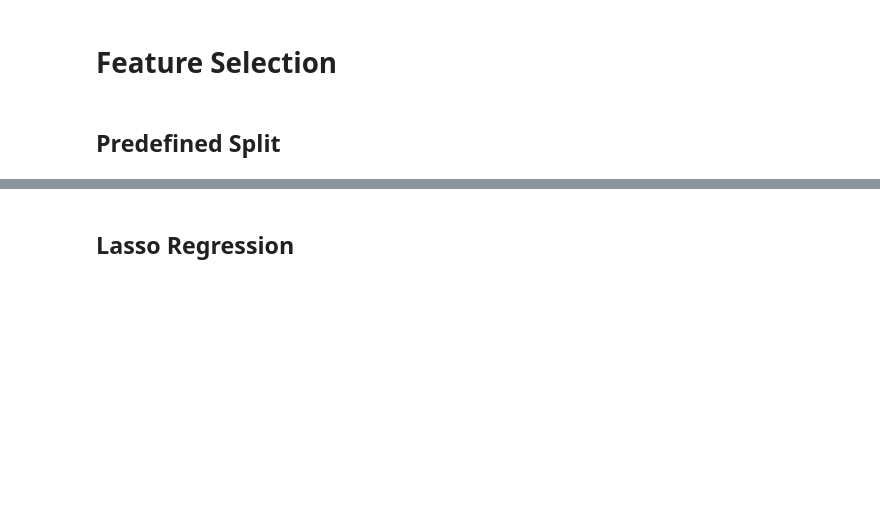
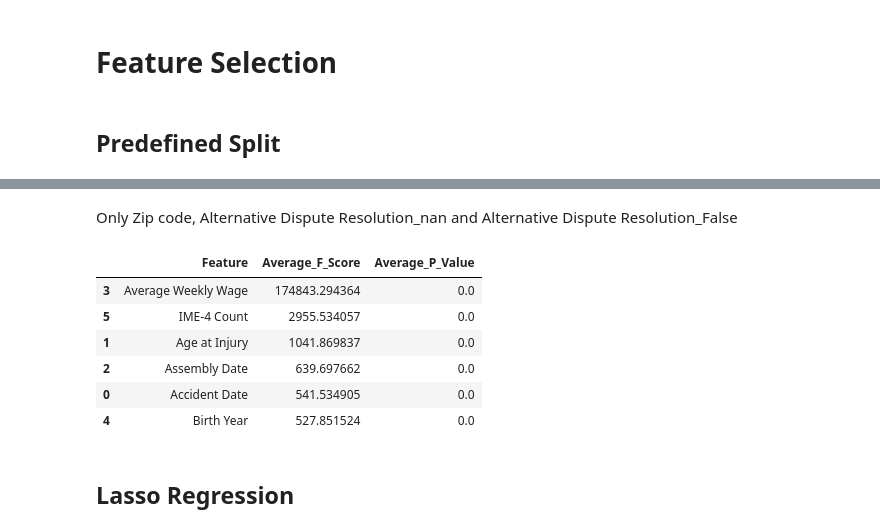
Before and after one commit to tmnstraub/ML_Group36, a Jupyter notebook: src/ModelAssessment.ipynb, the cells around one changed output, grey strips where cells are left out. Drawn from its saved outputs; the diff is of its cells as text; code cells hidden in the pictures; blank space fills up the shorter version.

Commit message:
pushing anova and chisquare

```diff
--- a/src/ModelAssessment.ipynb
+++ b/src/ModelAssessment.ipynb
@@ -184,6 +170,37 @@ def average_chi2_across_folds_with_predefined_split(X, y, ps):
     }).sort_values(by='Average_Chi2_Score', ascending=False)
 
     return results
+# %%
+from sklearn.feature_selection import f_classif
+import numpy as np
+import pandas as pd
+
+def average_anova_across_folds_with_predefined_split(X, y, ps):
+    """
+    Computes the average ANOVA F-test score and p-value across folds using a PredefinedSplit.
+    """
+    feature_scores = []
+
+    for train_idx, test_idx in ps.split():
+        X_train, y_train = X.iloc[train_idx], y[train_idx]
+
+        f_scores, p_values = f_classif(X_train, y_train)
+
+        feature_scores.append((f_scores, p_values))
+
+    f_scores_all = np.array([scores[0] for scores in feature_scores])
+    p_values_all = np.array([scores[1] for scores in feature_scores])
+
+    avg_f_scores = np.mean(f_scores_all, axis=0)
+    avg_p_values = np.mean(p_values_all, axis=0)
+
+    results = pd.DataFrame({
+        'Feature': X.columns,
+        'Average_F_Score': avg_f_scores,
+        'Average_P_Value': avg_p_values
+    }).sort_values(by='Average_F_Score', ascending=False)
+
+    return results
 # %% [markdown]
 ## List creation for preprocessing
 # %%
@@ -346,3 +467,25 @@ ps, X_combined, y_combined = create_predifined_split(X, y, preprocessing_scaling
+# %% [markdown]
+Only Zip code, Alternative Dispute Resolution_nan and Alternative Dispute Resolution_False
+# %%
+anova_features =[
+    'Accident Date',
+    'Age at Injury',
+    'Assembly Date',
+    'Average Weekly Wage',
+    'Birth Year',
+    'IME-4 Count',
+]
+anova_result = average_anova_across_folds_with_predefined_split(X_combined[anova_features], y_combined, ps)
+# %%
+anova_result
+# %% [output]
+|  | Feature | Average_F_Score | Average_P_Value |
+| 3 | Average Weekly Wage | 174843.294364 | 0.0 |
+| 5 | IME-4 Count | 2955.534057 | 0.0 |
+| 1 | Age at Injury | 1041.869837 | 0.0 |
+| 2 | Assembly Date | 639.697662 | 0.0 |
+| 0 | Accident Date | 541.534905 | 0.0 |
+| 4 | Birth Year | 527.851524 | 0.0 |
 # %% [markdown]
 ## Lasso Regression
 # %%
```
Also changed, not shown: parts of 9 cells of this notebook.
